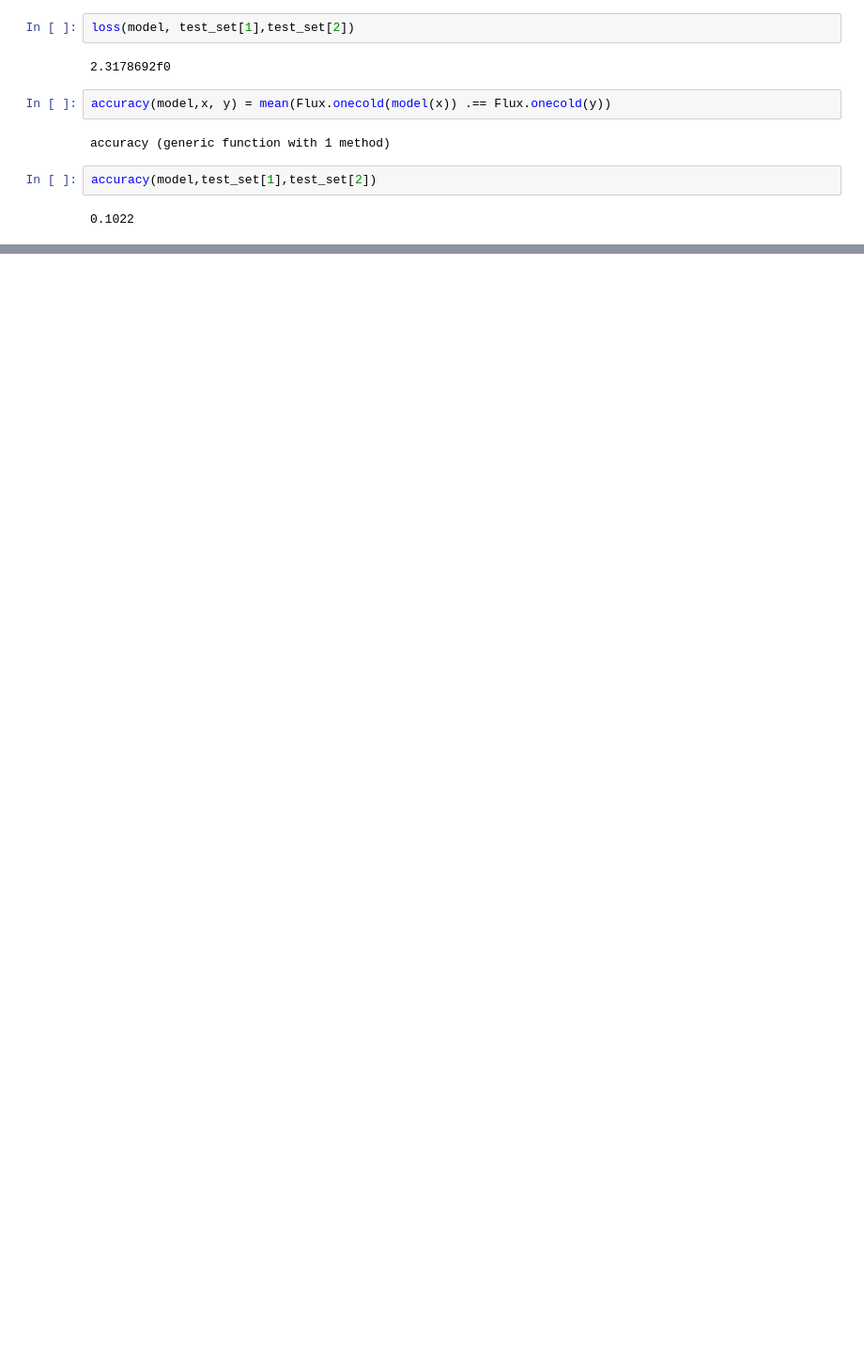
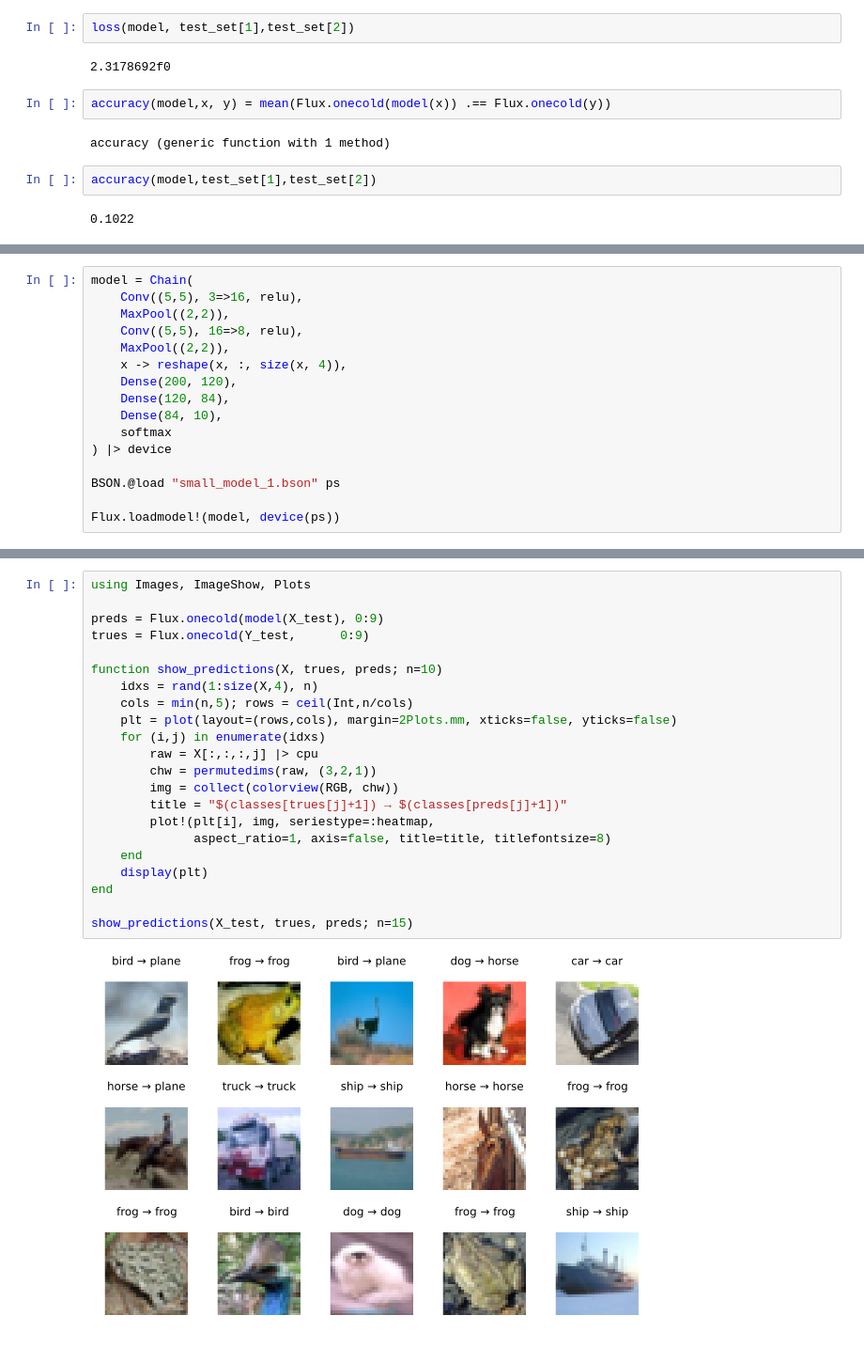
Before and after one commit to oliwia-wilczewska/DeepLearningProjektZaliczeniowy, a Jupyter notebook: data_exploration.ipynb, the cells around one changed output, grey strips where cells are left out. Shown at 94% size. Saved outputs shown, nothing was run; the diff lists cells and outputs as text; blank space fills up the shorter version.

Commit message:
trained models

```diff
--- a/data_exploration.ipynb
+++ b/data_exploration.ipynb
@@ -229,0 +379,16 @@ end
+# %%
+model = Chain(
+    Conv((5,5), 3=>16, relu),
+    MaxPool((2,2)),
+    Conv((5,5), 16=>8, relu),
+    MaxPool((2,2)),
+    x -> reshape(x, :, size(x, 4)),
+    Dense(200, 120),
+    Dense(120, 84),
+    Dense(84, 10),
+    softmax
+) |> device
+
+BSON.@load "small_model_1.bson" ps
+
+Flux.loadmodel!(model, device(ps))
@@ -229,0 +446,24 @@ end
+# %%
+using Images, ImageShow, Plots
+
+preds = Flux.onecold(model(X_test), 0:9)
+trues = Flux.onecold(Y_test,      0:9)
+
+function show_predictions(X, trues, preds; n=10)
+    idxs = rand(1:size(X,4), n)
+    cols = min(n,5); rows = ceil(Int,n/cols)
+    plt = plot(layout=(rows,cols), margin=2Plots.mm, xticks=false, yticks=false)
+    for (i,j) in enumerate(idxs)
+        raw = X[:,:,:,j] |> cpu
+        chw = permutedims(raw, (3,2,1))
+        img = collect(colorview(RGB, chw))
+        title = "$(classes[trues[j]+1]) → $(classes[preds[j]+1])"
+        plot!(plt[i], img, seriestype=:heatmap,
+              aspect_ratio=1, axis=false, title=title, titlefontsize=8)
+    end
+    display(plt)
+end
+
+show_predictions(X_test, trues, preds; n=15)
+# %% [output]
+[figure, added]
```
Also changed, not shown: parts of 29 cells of this notebook, 7 other files.
